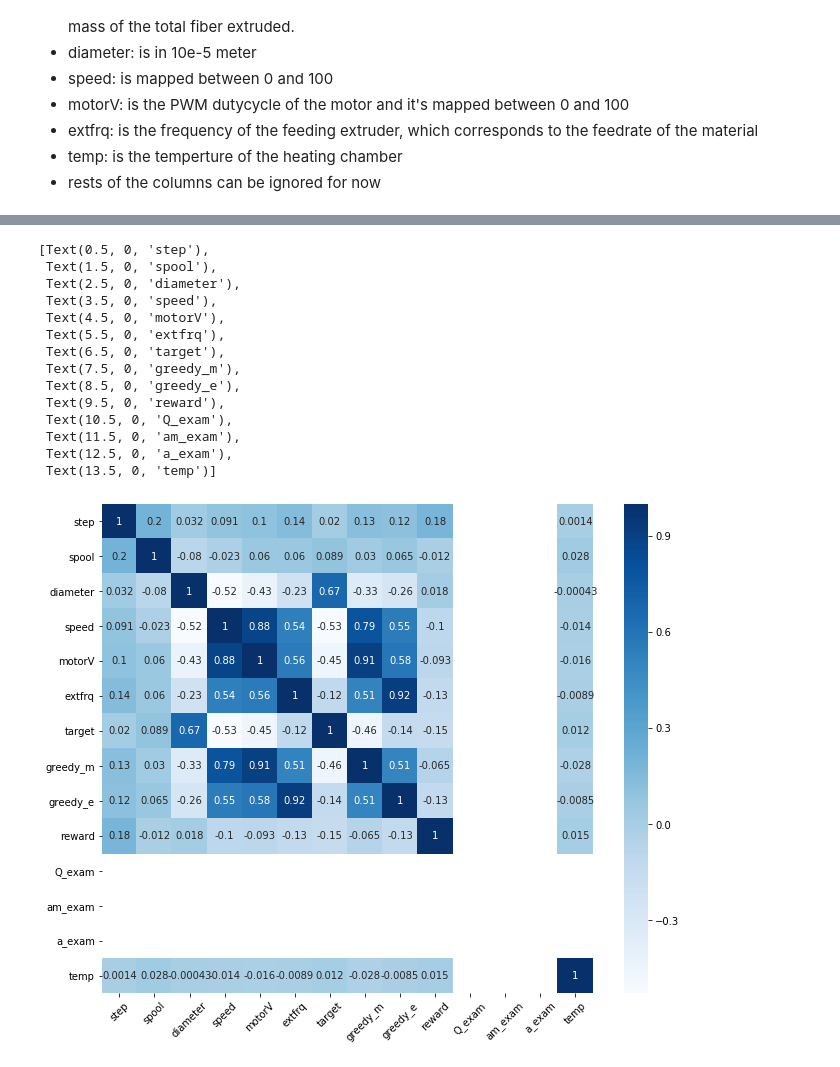
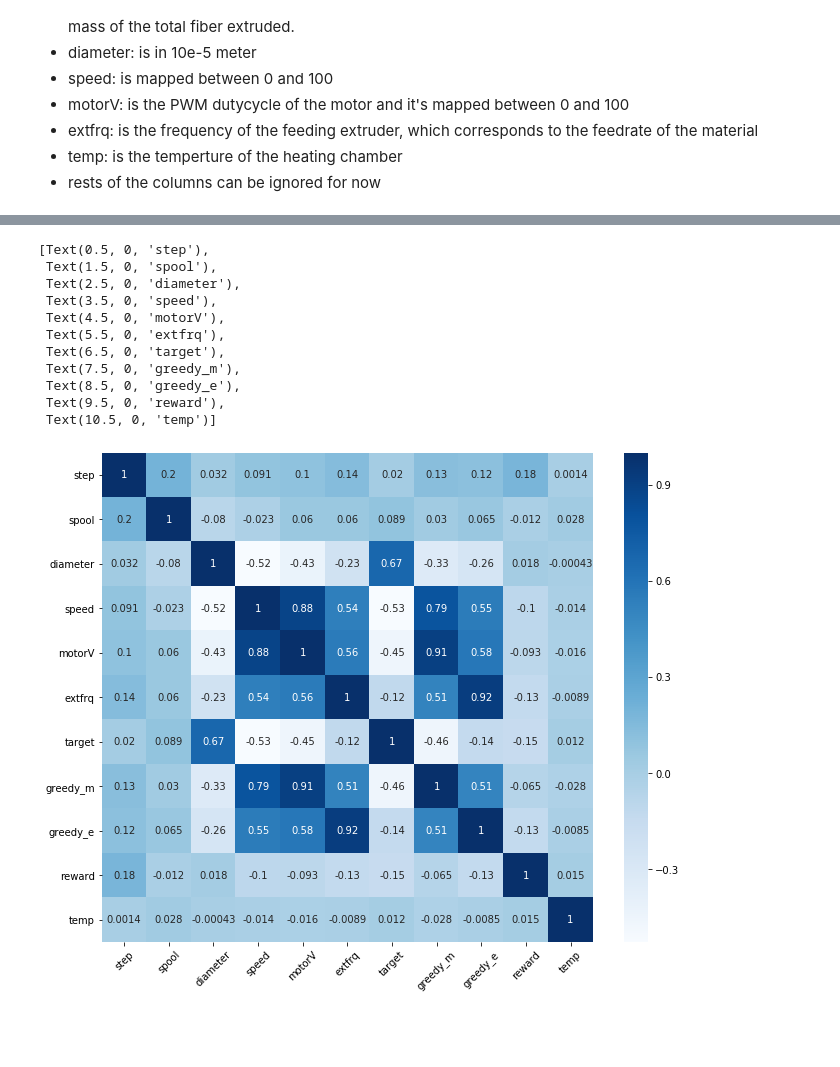
Before and after one commit to mschoder/extrusion-machine-modeling, a Jupyter notebook: data_exploration.ipynb, the cells around one changed output, grey strips where cells are left out. Saved outputs shown, nothing was run; the diff lists cells and outputs as text; code cells hidden in the pictures; blank space fills up the shorter version.

```diff
--- a/data_exploration.ipynb
+++ b/data_exploration.ipynb
@@ -25,7 +25,7 @@ columns = ['step', 'spool', 'diameter', 'speed', 'motorV', 'extfrq', 'target', '
            'reward', 'Q_exam', 'am_exam', 'a_exam', 'unk', 'temp']
 df = pd.read_csv('2019_09_09_09_54.txt', header=0, names=columns)
 df.reset_index(inplace=True, drop=True)
-df = df.drop('unk', axis=1)
+df = df.drop(['unk', 'Q_exam', 'am_exam', 'a_exam'], axis=1)
 for col in df.columns:
     df[col] = df[col].str.split(':').apply(lambda x: x[1])
 df = df.apply(pd.to_numeric)
@@ -55,25 +55,22 @@ hist = df.hist(figsize=(20,14))
 # %%
 # Correlation Plot
 f, ax = plt.subplots(figsize=(11, 9))
 cor = df.corr()
 ax = sns.heatmap(cor, annot=True, cmap=plt.cm.Blues)
 bottom, top = ax.get_ylim()
-ax = ax.set_ylim(bottom + 0.5, top - 0.5)
+ax.set_ylim(bottom + 0.5, top - 0.5)
 ax.set_yticklabels(ax.get_xticklabels(), rotation=0)
 ax.set_xticklabels(ax.get_xticklabels(), rotation=45)
 # %% [output]
 [Text(0.5, 0, 'step'),
  Text(1.5, 0, 'spool'),
  Text(2.5, 0, 'diameter'),
  Text(3.5, 0, 'speed'),
  Text(4.5, 0, 'motorV'),
  Text(5.5, 0, 'extfrq'),
  Text(6.5, 0, 'target'),
  Text(7.5, 0, 'greedy_m'),
  Text(8.5, 0, 'greedy_e'),
  Text(9.5, 0, 'reward'),
- Text(10.5, 0, 'Q_exam'),
- Text(11.5, 0, 'am_exam'),
- Text(12.5, 0, 'a_exam'),
- Text(13.5, 0, 'temp')]
+ Text(10.5, 0, 'temp')]
-[figure, old version]
+[figure, new version]
```
Also changed, not shown: parts of 3 cells of this notebook.
